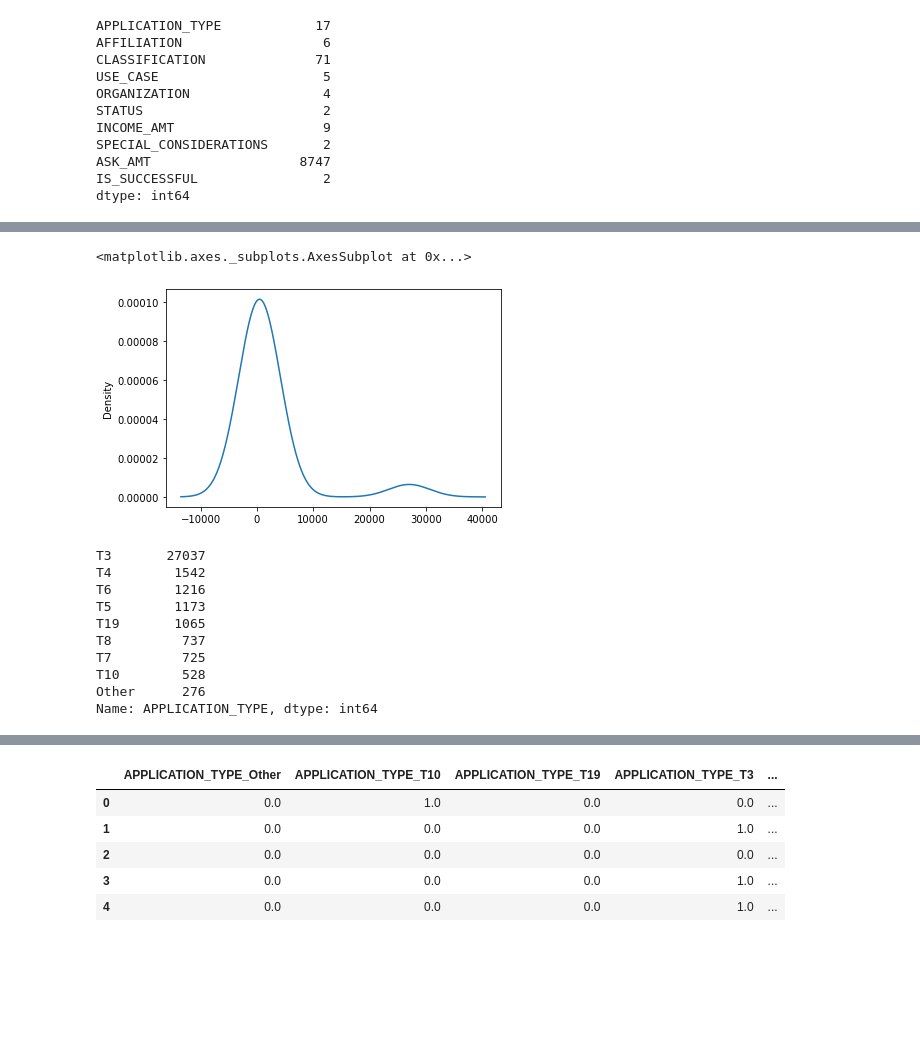
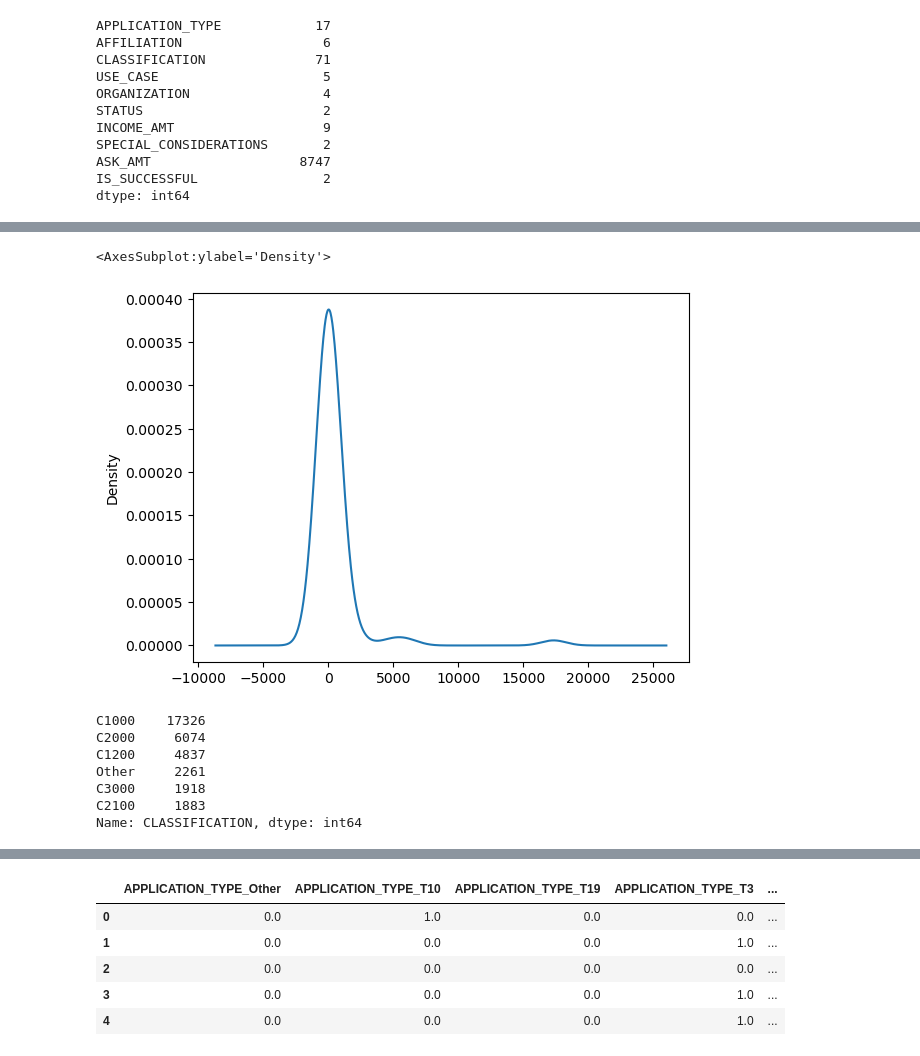
Before and after one commit to JGarza4903/Neural_Network_Charity_Analysis, a Jupyter notebook: Challenge/AlphabetSoupCharity.ipynb, the cells around one changed output, grey strips where cells are left out. Saved outputs shown, nothing was run; the diff lists cells and outputs as text; code cells hidden in the pictures; blank space fills up the shorter version.

```diff
--- a/Challenge/AlphabetSoupCharity.ipynb
+++ b/Challenge/AlphabetSoupCharity.ipynb
@@ -9,7 +9,7 @@ import tensorflow as tf
 
 #  Import and read the charity_data.csv.
 import pandas as pd
-application_df = pd.read_csv("../Resources/charity_data.csv")
+application_df = pd.read_csv("charity_data.csv")
 application_df.head()
 # %% [output]
 |  | EIN | NAME | APPLICATION_TYPE | AFFILIATION | CLASSIFICATION | USE_CASE | ORGANIZATION | STATUS | ... |
@@ -20,4 +20,5 @@ application_df.head()
 | 4 | 10556103 | GENETIC RESEARCH INSTITUTE OF THE... | T3 | Independent | C1000 | Heathcare | Trust | 1 | ... |
 # %%
 # Drop the non-beneficial ID columns, 'EIN' and 'NAME'.
-#  YOUR CODE GOES HERE
+application_df = application_df.drop(columns=['EIN','NAME'])
+application_df.head()
@@ -60,0 +78,14 @@ Name: APPLICATION_TYPE, dtype: int64
+# %%
+# Determine which values to replace if counts are less than ...?
+replace_application = []
+counts = application_df['APPLICATION_TYPE'].value_counts()
+for app, count in counts.items():
+    if count < 500:
+        replace_application.append(app)
+
+# Replace in dataframe
+for app in replace_application:
+    application_df.APPLICATION_TYPE = application_df.APPLICATION_TYPE.replace(app,"Other")
+
+# Check to make sure binning was successful
+application_df.APPLICATION_TYPE.value_counts()
@@ -60,0 +103,4 @@ Name: APPLICATION_TYPE, dtype: int64
+# %%
+# Look at CLASSIFICATION value counts for binning
+class_val = application_df['CLASSIFICATION'].value_counts()
+class_val.head(20)
@@ -61,27 +125,28 @@ Name: APPLICATION_TYPE, dtype: int64
 # %%
-# Visualize the value counts of APPLICATION_TYPE
-#  YOUR CODE GOES HERE
+# Visualize the value counts of CLASSIFICATION
+class_val.plot.density()
 # %% [output]
-<matplotlib.axes._subplots.AxesSubplot at 0x...>
+<AxesSubplot:ylabel='Density'>
-[figure, old version]
+[figure, new version]
 # %%
-# Determine which values to replace if counts are less than ...?
-#  YOUR CODE GOES HERE
+# Determine which values to replace if counts are less than ..?
+replace_class = []
+counts2 = application_df['CLASSIFICATION'].value_counts()
+for app, count in counts2.items():
+    if count < 1800:
+        replace_class.append(app)
 
 # Replace in dataframe
-for app in replace_application:
-    application_df.APPLICATION_TYPE = application_df.APPLICATION_TYPE.replace(app,"Other")
+for cls in replace_class:
+    application_df.CLASSIFICATION = application_df.CLASSIFICATION.replace(cls,"Other")
 
 # Check to make sure binning was successful
-application_df.APPLICATION_TYPE.value_counts()
+application_df.CLASSIFICATION.value_counts()
 # %% [output]
-T3       27037
-T4        1542
-T6        1216
-T5        1173
-T19       1065
-T8         737
-T7         725
-T10        528
-Other      276
-Name: APPLICATION_TYPE, dtype: int64
+C1000    17326
+C2000     6074
+C1200     4837
+Other     2261
+C3000     1918
+C2100     1883
+Name: CLASSIFICATION, dtype: int64
```
Also changed, not shown: parts of 15 cells of this notebook.
